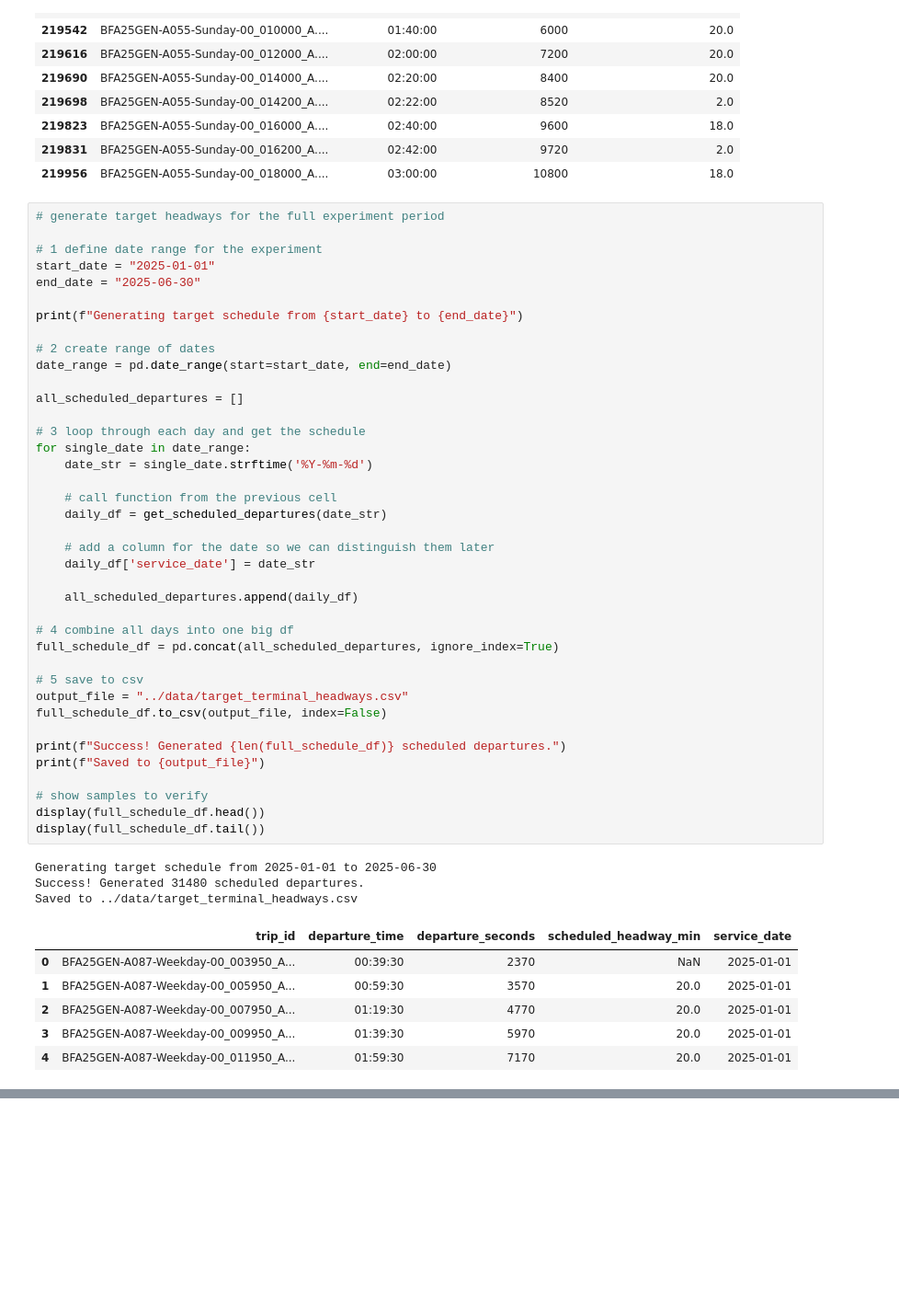
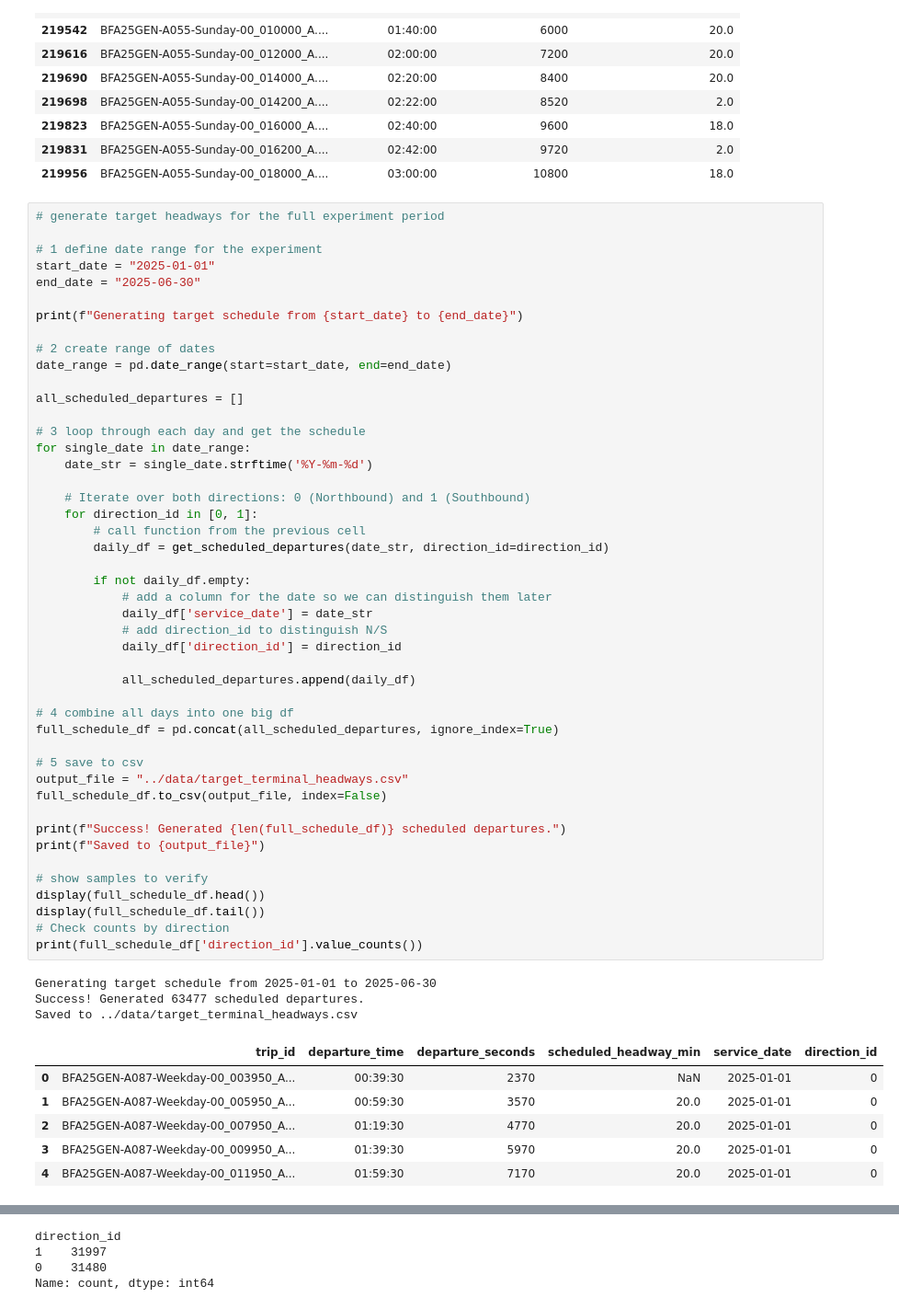
Before and after one commit to DanHerman212/headway-prediction, a Jupyter notebook: notebooks/2_static_data_processing.ipynb, the cells around one changed output, grey strips where cells are left out. Shown at 92% size. Drawn from its saved outputs; the diff is of its cells as text; blank space fills up the shorter version.

```diff
--- a/notebooks/2_static_data_processing.ipynb
+++ b/notebooks/2_static_data_processing.ipynb
@@ -268,42 +274,49 @@ end_date = "2025-06-30"
 print(f"Generating target schedule from {start_date} to {end_date}")
 
 # 2 create range of dates
 date_range = pd.date_range(start=start_date, end=end_date)
 
 all_scheduled_departures = []
 
 # 3 loop through each day and get the schedule
 for single_date in date_range:
     date_str = single_date.strftime('%Y-%m-%d')
 
-    # call function from the previous cell
-    daily_df = get_scheduled_departures(date_str)
+    # Iterate over both directions: 0 (Northbound) and 1 (Southbound)
+    for direction_id in [0, 1]:
+        # call function from the previous cell
+        daily_df = get_scheduled_departures(date_str, direction_id=direction_id)
 
-    # add a column for the date so we can distinguish them later
-    daily_df['service_date'] = date_str
+        if not daily_df.empty:
+            # add a column for the date so we can distinguish them later
+            daily_df['service_date'] = date_str
+            # add direction_id to distinguish N/S
+            daily_df['direction_id'] = direction_id
 
-    all_scheduled_departures.append(daily_df)
+            all_scheduled_departures.append(daily_df)
 
 # 4 combine all days into one big df
 full_schedule_df = pd.concat(all_scheduled_departures, ignore_index=True)
 
 # 5 save to csv
 output_file = "../data/target_terminal_headways.csv"
 full_schedule_df.to_csv(output_file, index=False)
 
 print(f"Success! Generated {len(full_schedule_df)} scheduled departures.")
 print(f"Saved to {output_file}")
 
 # show samples to verify
 display(full_schedule_df.head())
 display(full_schedule_df.tail())
+# Check counts by direction
+print(full_schedule_df['direction_id'].value_counts())
 # %% [output]
 Generating target schedule from 2025-01-01 to 2025-06-30
-Success! Generated 31480 scheduled departures.
+Success! Generated 63477 scheduled departures.
 Saved to ../data/target_terminal_headways.csv
-|  | trip_id | departure_time | departure_seconds | scheduled_headway_min | service_date |
-| 0 | BFA25GEN-A087-Weekday-00_003950_A... | 00:39:30 | 2370 | NaN | 2025-01-01 |
-| 1 | BFA25GEN-A087-Weekday-00_005950_A... | 00:59:30 | 3570 | 20.0 | 2025-01-01 |
-| 2 | BFA25GEN-A087-Weekday-00_007950_A... | 01:19:30 | 4770 | 20.0 | 2025-01-01 |
-| 3 | BFA25GEN-A087-Weekday-00_009950_A... | 01:39:30 | 5970 | 20.0 | 2025-01-01 |
-| 4 | BFA25GEN-A087-Weekday-00_011950_A... | 01:59:30 | 7170 | 20.0 | 2025-01-01 |
+|  | trip_id | departure_time | departure_seconds | scheduled_headway_min | service_date | direction_id |
+| 0 | BFA25GEN-A087-Weekday-00_003950_A... | 00:39:30 | 2370 | NaN | 2025-01-01 | 0 |
+| 1 | BFA25GEN-A087-Weekday-00_005950_A... | 00:59:30 | 3570 | 20.0 | 2025-01-01 | 0 |
+| 2 | BFA25GEN-A087-Weekday-00_007950_A... | 01:19:30 | 4770 | 20.0 | 2025-01-01 | 0 |
+| 3 | BFA25GEN-A087-Weekday-00_009950_A... | 01:39:30 | 5970 | 20.0 | 2025-01-01 | 0 |
+| 4 | BFA25GEN-A087-Weekday-00_011950_A... | 01:59:30 | 7170 | 20.0 | 2025-01-01 | 0 |
@@ -315,0 +329,4 @@ Saved to ../data/target_terminal_headways.csv
+direction_id
+1    31997
+0    31480
+Name: count, dtype: int64
```
Also changed, not shown: parts of 2 cells of this notebook, 3 other files.
